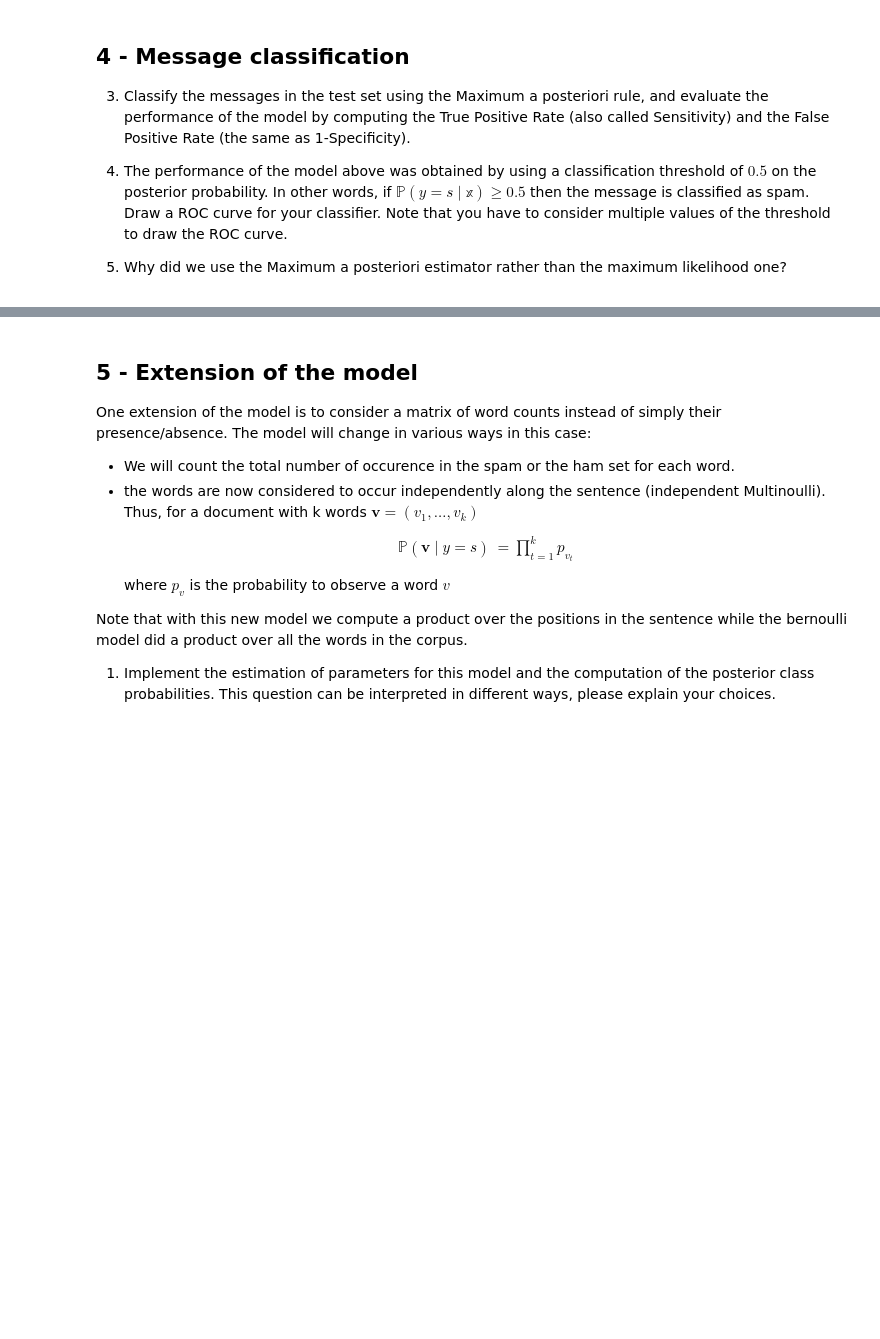
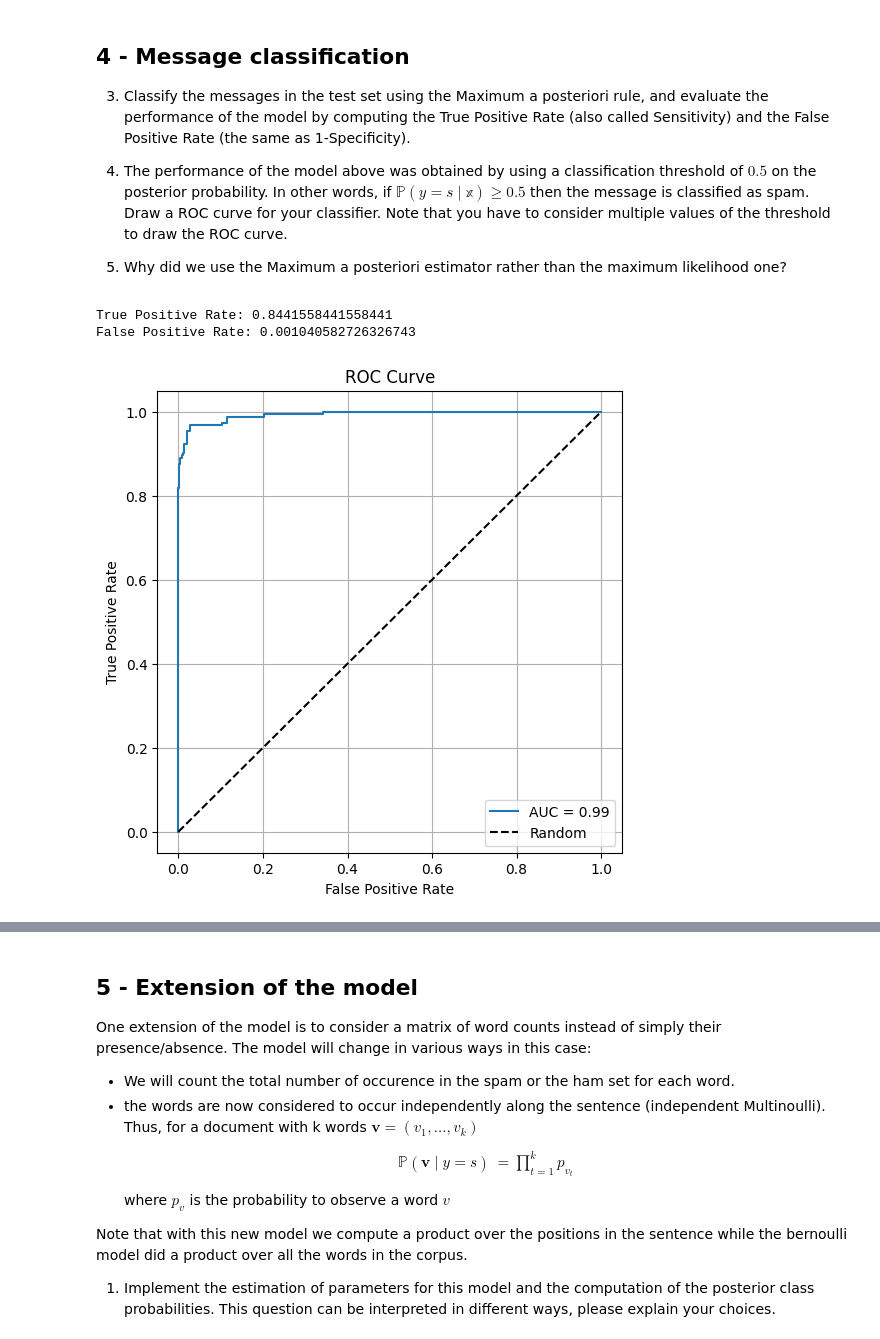
Before and after one commit to JingwenLuo7/Machine-Learning-in-Bioinformatics-S25, a Jupyter notebook: Project01_Spam_Classifier/Spam_project_subject_2025.ipynb, the cells around one changed output, grey strips where cells are left out. Saved outputs shown, nothing was run; the diff lists cells and outputs as text; code cells hidden in the pictures; blank space fills up the shorter version.

```diff
--- a/Project01_Spam_Classifier/Spam_project_subject_2025.ipynb
+++ b/Project01_Spam_Classifier/Spam_project_subject_2025.ipynb
@@ -73,9 +80,11 @@ As we will use a naive Bayes classifier, the occurences of the different words a
 %matplotlib inline
 import numpy as np
 from collections import Counter
+from sklearn.metrics import accuracy_score, roc_curve, auc
+import matplotlib.pyplot as plt
 
 ##Load the dataset (if in the same directory as the notebook)
-sms_data = np.loadtxt("./SMSSpamCollection_cleaned.csv", delimiter="\t", skiprows=1, dtype=str)
+sms_data = np.loadtxt("/content/drive/MyDrive/ML/SMSSpamCollection_cleaned.csv", delimiter="\t", skiprows=1, dtype=str)
 
 ## create test data set for checkpointing
 checkpoint_data = np.array([['spam', 'dear researcher submit manuscript money'],
@@ -98,13 +107,13 @@ array([['ham',
        ['ham', 'rofl  its true to its name']], dtype='<U910')
 # %%
 ##Check the size of the dataset
-num_messages = data.shape[0]
+num_messages = sms_data.shape[0]
 print(num_messages)
 
 ##third message is a...
-print("Third message is a:", data[2][0])
+print("Third message is a:", sms_data[2][0])
 ##dividing the third message into words
-print(data[2][1].split())
+print(sms_data[2][1].split())
 # %% [output]
 5572
 Third message is a: spam
@@ -136,19 +145,31 @@ def construct_corpus(data):
 
     from a 2D array of str, return a hash table
     """
-    ##Your code here
+    word_set = set()
+    for _, message in data:
+        words = message.split()
+        word_set.update(words)
 
-##test
+    corpus = {word: idx for idx, word in enumerate(sorted(word_set))}
+    return corpus
 # %%
-
-
 def recode_messages(data, corpus):
     """
     np.array[str, str] * dict[str:int] -> np.array[int, int]
 
     returns the binary matrix encoding
     """
-    ##Your code here
+    num_messages = data.shape[0]
+    vocab_size = len(corpus)
+    binary_matrix = np.zeros((num_messages, vocab_size))
+
+    for i, (_, message) in enumerate(data):
+        words = set(message.split())  # avoid duplicate word counts
+        for word in words:
+            if word in corpus:
+                idx = corpus[word]
+                binary_matrix[i, idx] = 1
+    return binary_matrix
 
 
 D = construct_corpus(sms_data)
@@ -230,0 +436,17 @@ datam = np.array([[1 0 1 1],[1 1 0 1 ],[0 0 1 1]], dtype = int)
+# %%
+# Estimate class priors and proportions from the training data
+priors = estimate_class_priors(Y_train)
+theta = estimate_proportions(X_train, Y_train)
+
+log_post = predict_log_proba(X_test, theta, priors)  # Now X_test is defined
+predictions, spam_probs = classify(log_post, threshold=0.5)
+TPR, FPR = evaluate_performance(Y_test, predictions)
+
+print("True Positive Rate:", TPR)
+print("False Positive Rate:", FPR)
+
+draw_roc(Y_test, spam_probs)
+# %% [output]
+True Positive Rate: 0.8441558441558441
+False Positive Rate: 0.001040582726326743
+[figure, added]
```
Also changed, not shown: parts of 13 cells of this notebook.
